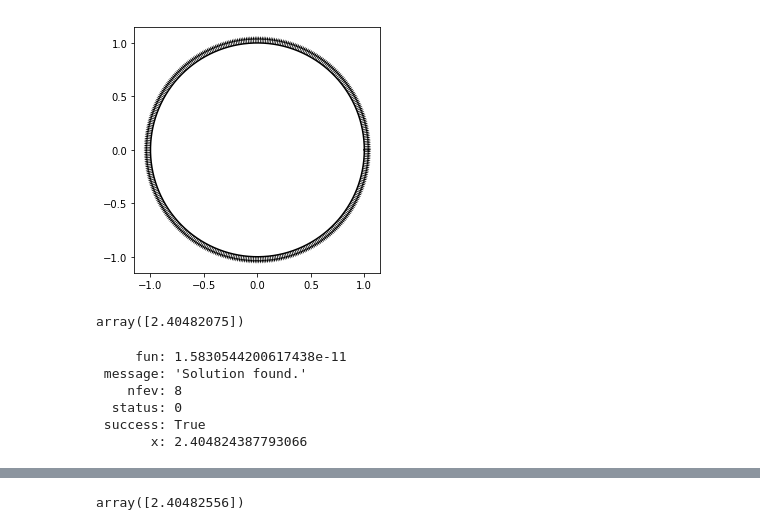
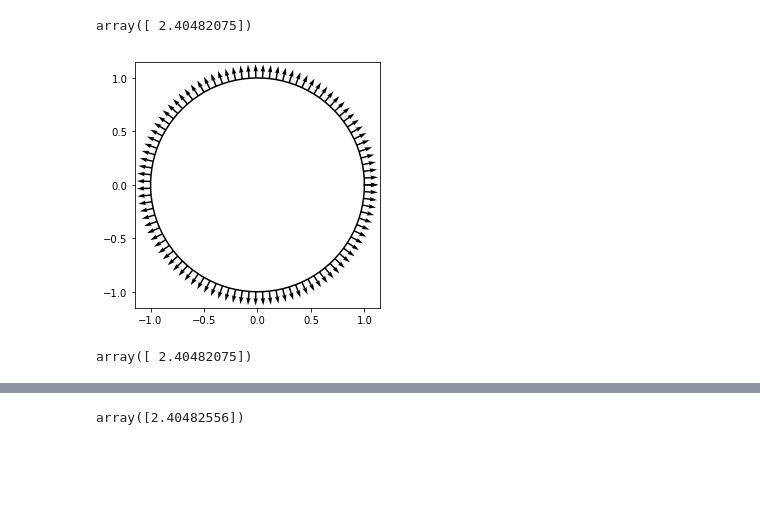
Before and after one commit to benokit/quantum-billiards, a Jupyter notebook: Quantum billiard test notebook.ipynb, the cells around one changed output, grey strips where cells are left out. Cells and saved outputs as stored; diff of their text form; code cells hidden in the pictures; blank space fills up the shorter version.

Commit message:
Reworked billiardClass, added examples

```diff
--- a/Quantum billiard test notebook.ipynb
+++ b/Quantum billiard test notebook.ipynb
@@ -32,26 +15,56 @@ circleBilliard = bc.billiard(boundary_x, boundary_y, normal_x, normal_y, boundar
-# %%
-pf.plot_boundary(circleBilliard)
-# %% [output]
-[figure, removed]
+# %%
+# line
+def line_r(t, x0 = 0, y0 = 0, x1 = 1, y1 = 1):
+    x = (x1-x0) * t + x0
+    y = (y1-y0) * t + y0
+    return x, y
+
+def line_n(t, x0 = 0, y0 = 0, x1 = 1, y1 = 1):
+    l = np.sqrt((x1 - x0)**2 + (y1 -y0)**2)
+    nx = (y1 - y0)/l
+    ny = (x0 - x1)/l
+    return nx, ny
+
+def line_arc(t, x0 = 0, y0 = 0, x1 = 1, y1 = 1):
+    l = np.sqrt((x1 - x0)**2 + (y1 -y0)**2)
+    return t * l
+
+# circle arc
+def circle_r(t, R = 1, x0 = 0, y0 = 0, angle = 2*np.pi, shift = 0):
+    x = x0 + R * np.cos(t*angle + shift)
+    y = y0 + R * np.sin(t*angle + shift)
+    return x, y
+
+def circle_n(t, angle = 2*np.pi, shift = 0, **kwargs):
+    nx = np.cos(t*angle + shift)
+    ny = np.sin(t*angle + shift)
+    return nx, ny
+
+def circle_arc(t, R = 1, angle = 2*np.pi, **kwargs):
+    return  R * angle *t
+# %%
+params = {}
+circle = bc.curve(circle_r, circle_n, circle_arc)
+# %%
+circleBilliard = bc.billiard([circle], np.pi, point_densities=[10])
 # %%
 k0 = 2.4
 dk = 0.05
 N = 200
 circleBilliard.scaling_eigenvalues(N, k0, dk)
 # %% [output]
-array([2.40482075])
+array([ 2.40482075])
+# %%
+pf.plot_boundary(circleBilliard, M =10)
+# %% [output]
+[figure, added]
 # %%
 k0 = 2.4
 dk = 0.05
-N = 400
-circleBilliard.PWD_eigenvalue(N, k0, dk)
+N = 200
+circleBilliard.scaling_eigenvalues(N, k0, dk)
 # %% [output]
-     fun: 1.5830544200617438e-11
- message: 'Solution found.'
-    nfev: 8
-  status: 0
- success: True
-       x: 2.404824387793066
+array([ 2.40482075])
 # %%
 k0 = 2.4
 dk = 0.05
```
Also changed, not shown: parts of 21 cells of this notebook, 6 other files.
